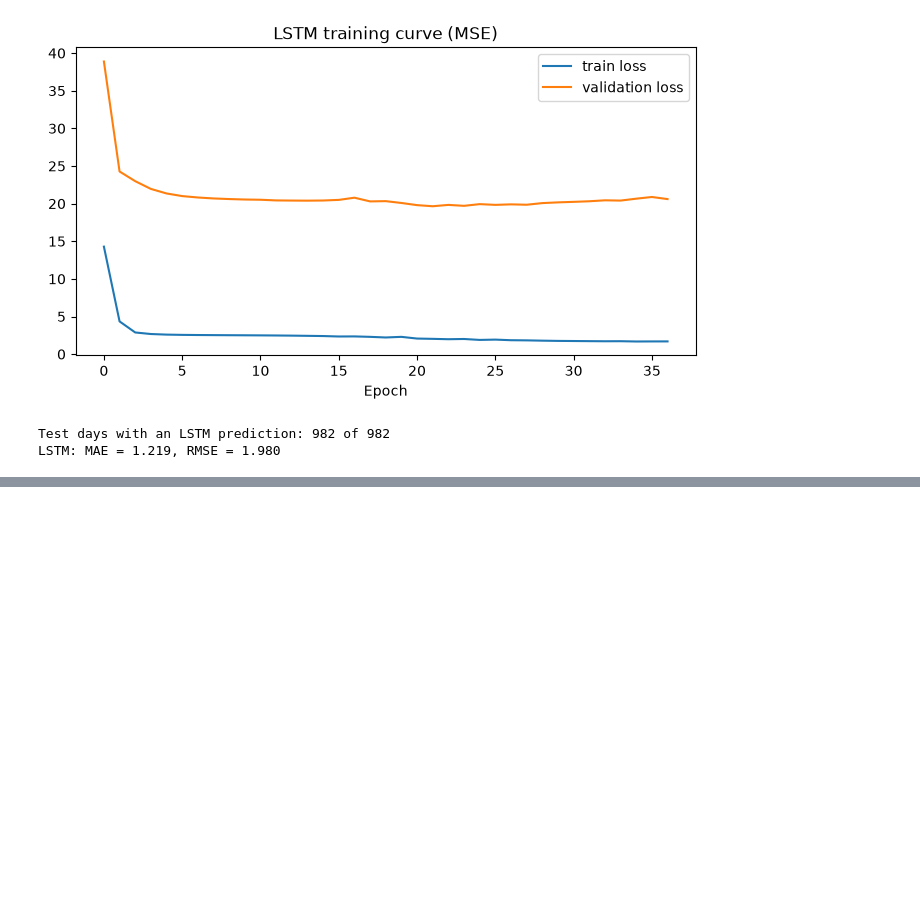
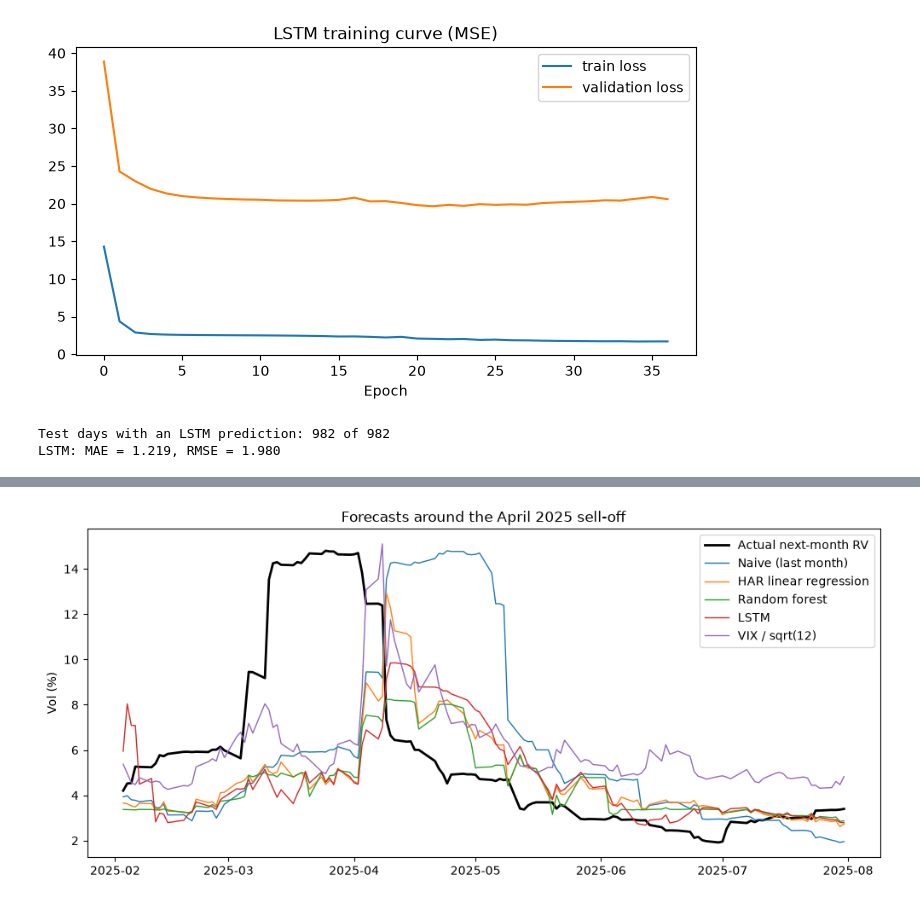
Before and after one commit to lewis-shearer/Stock_Volatility_Forecasting, a Jupyter notebook: volatility_forecasting.ipynb, the cells around one changed output, grey strips where cells are left out. Cells and saved outputs as stored; diff of their text form; code cells hidden in the pictures; blank space fills up the shorter version.

```diff
--- a/volatility_forecasting.ipynb
+++ b/volatility_forecasting.ipynb
@@ -350,0 +408,14 @@ LSTM: MAE = 1.219, RMSE = 1.980
+# %%
+# zoom in on the April 2025 tariff sell-off
+zoom = (test.index >= '2025-02-01') & (test.index <= '2025-07-31')
+
+plt.figure(figsize=(12, 5))
+plt.plot(test.index[zoom], y_test[zoom], label='Actual next-month RV', color='black', linewidth=2)
+for name, pred in preds.items():
+    plt.plot(test.index[zoom], pred[zoom], label=name, linewidth=1)
+plt.title('Forecasts around the April 2025 sell-off')
+plt.ylabel('Vol (%)')
+plt.legend()
+plt.show()
+# %% [output]
+[figure, added]
```
Also changed, not shown: parts of 7 cells of this notebook, 1 other file.
